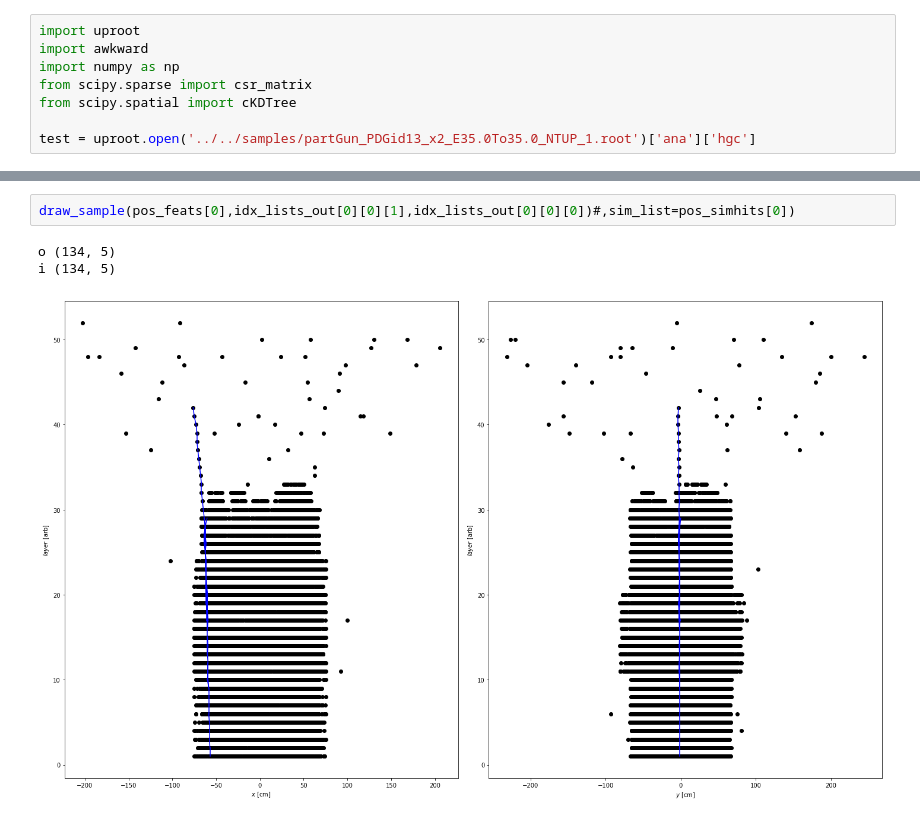
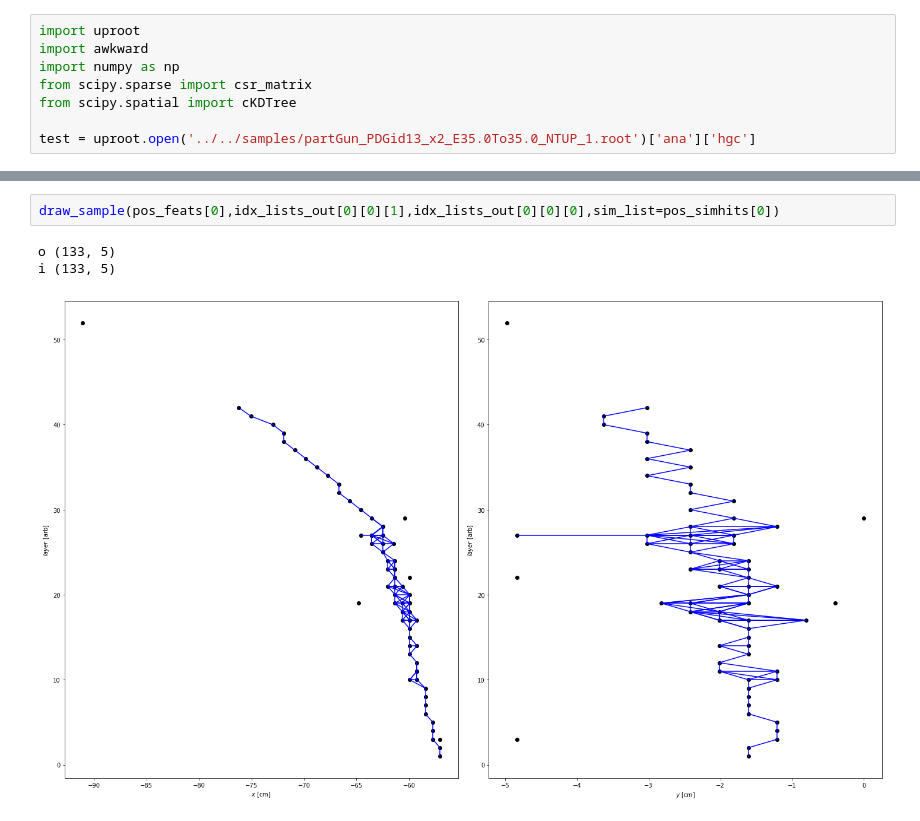
Before and after one commit to lgray/hgcal_ldrd, a Jupyter notebook: notebooks/graph_generation/make_graphs.ipynb, the cells around one changed output, grey strips where cells are left out. Saved outputs shown, nothing was run; the diff lists cells and outputs as text.

```diff
--- a/notebooks/graph_generation/make_graphs.ipynb
+++ b/notebooks/graph_generation/make_graphs.ipynb
@@ -238,9 +253,9 @@ neg rh 18435 18435
 # %%
-draw_sample(pos_feats[0],idx_lists_out[0][0][1],idx_lists_out[0][0][0])#,sim_list=pos_simhits[0])
+draw_sample(pos_feats[0],idx_lists_out[0][0][1],idx_lists_out[0][0][0],sim_list=pos_simhits[0])
 # %% [output]
-o (134, 5)
-i (134, 5)
+o (133, 5)
+i (133, 5)
-[figure, old version]
+[figure, new version]
 # %%
 draw_sample(pos_feats[0],input_graphs[0][0][1],input_graphs[0][0][0])#,sim_list=pos_simhits[0])
 # %% [output]
```
Also changed, not shown: parts of 3 cells of this notebook.
